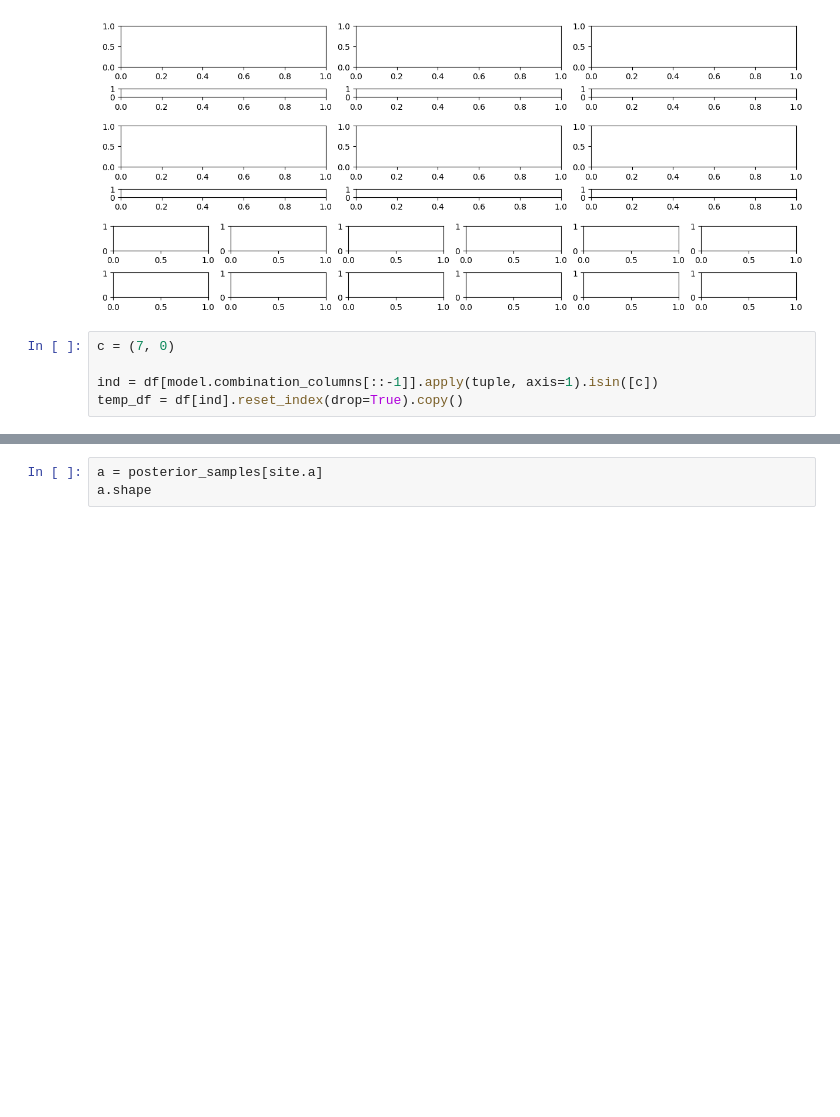
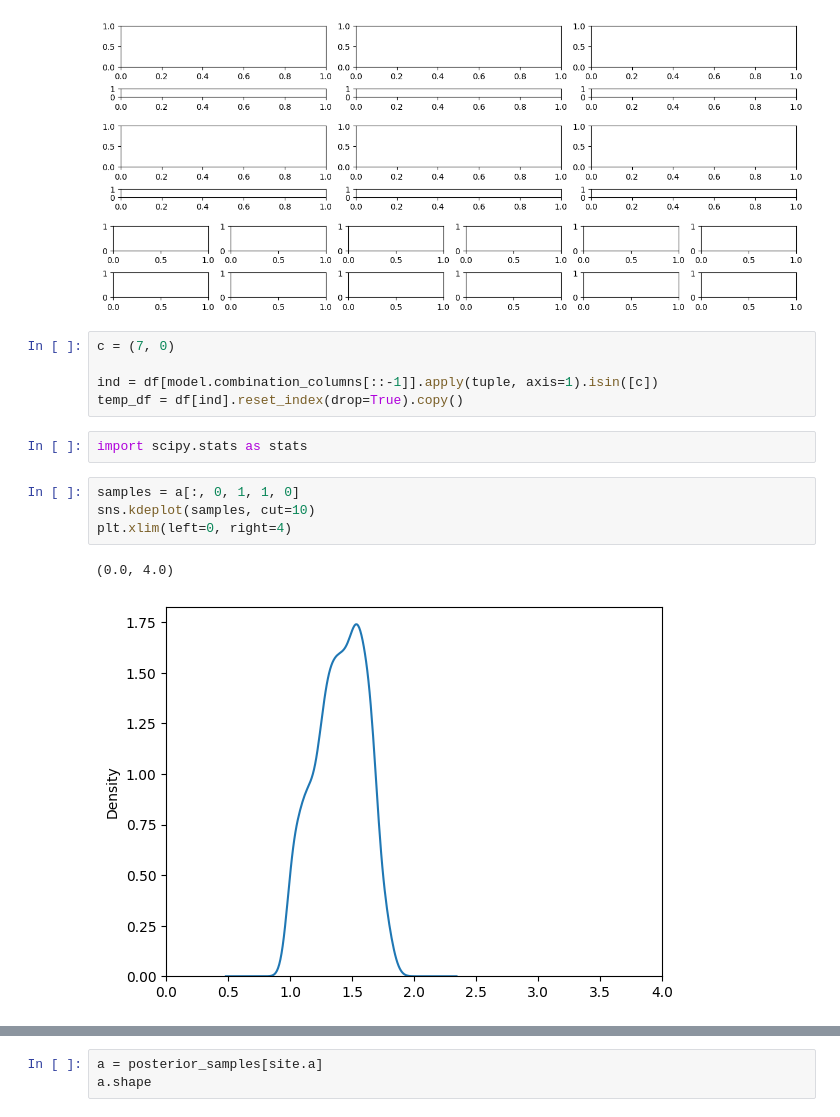
Before and after one commit to hbmep/hbmep-paper, a Jupyter notebook: notebooks/paper/intraoperative/subdural-epidural/figure.ipynb, the cells around one changed output, grey strips where cells are left out. Saved outputs shown, nothing was run; the diff lists cells and outputs as text; blank space fills up the shorter version.

```diff
--- a/notebooks/paper/intraoperative/subdural-epidural/figure.ipynb
+++ b/notebooks/paper/intraoperative/subdural-epidural/figure.ipynb
@@ -638,3 +709,12 @@ c = (7, 0)
 
 ind = df[model.combination_columns[::-1]].apply(tuple, axis=1).isin([c])
 temp_df = df[ind].reset_index(drop=True).copy()
+# %%
+import scipy.stats as stats
+# %%
+samples = a[:, 0, 1, 1, 0]
+sns.kdeplot(samples, cut=10)
+plt.xlim(left=0, right=4)
+# %% [output]
+(0.0, 4.0)
+[figure, added]
```
Also changed, not shown: parts of 12 cells of this notebook, 8 other files.
